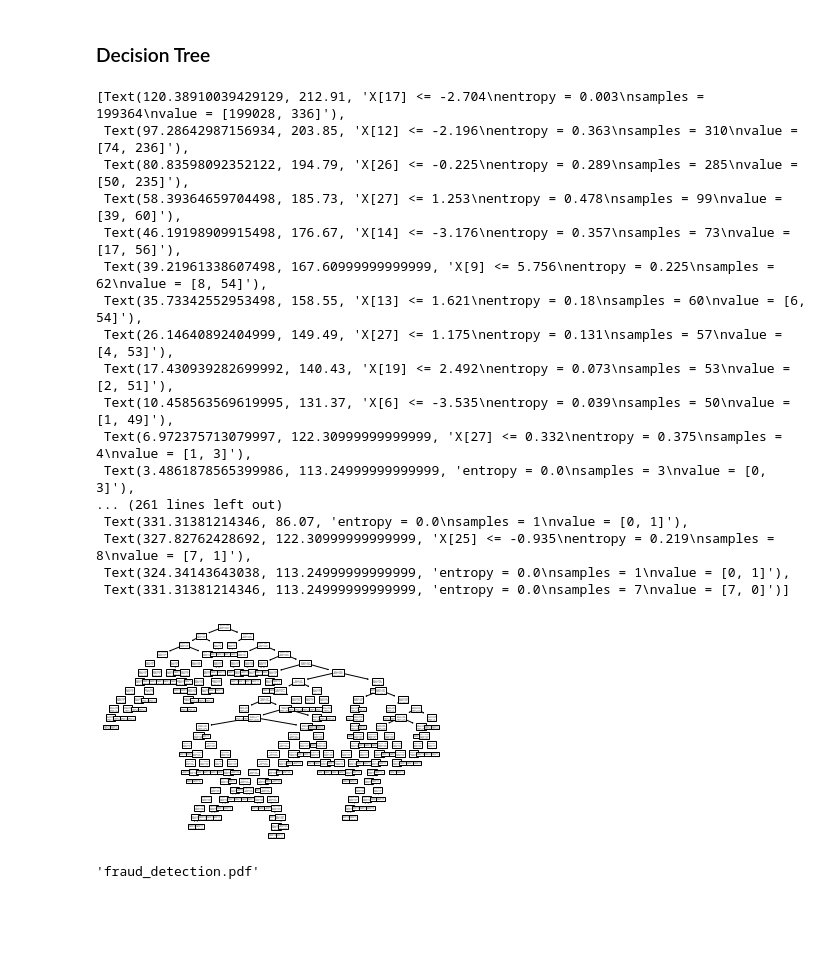
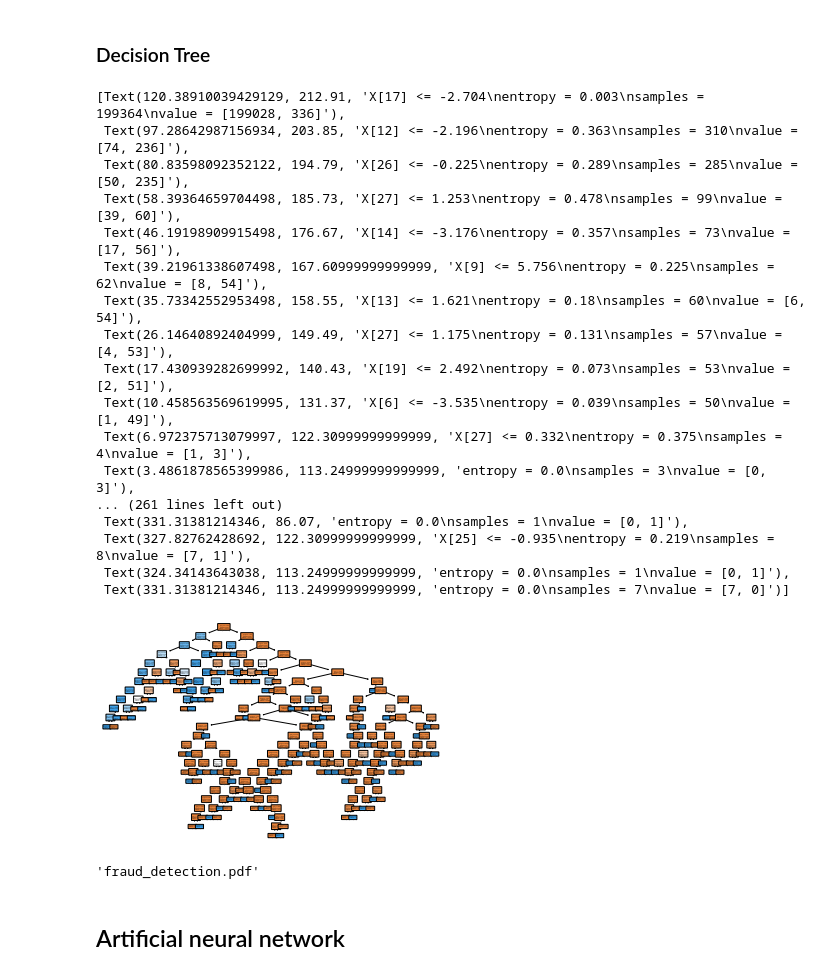
Before and after one commit to joshua-furtado/credit_card_fraud_detection, a Jupyter notebook: credit_card_fraud_detection.ipynb, the cells around one changed output. Saved outputs shown, nothing was run; the diff lists cells and outputs as text; code cells hidden in the pictures; blank space fills up the shorter version.

Commit message:
Update decision tree plot

```diff
--- a/credit_card_fraud_detection.ipynb
+++ b/credit_card_fraud_detection.ipynb
@@ -349,26 +349,26 @@ plt.show()
 # %%
 from sklearn import tree
 
-tree.plot_tree(decision_tree)
+tree.plot_tree(decision_tree, filled=True, rounded=True)
 # %% [output]
 [Text(120.38910039429129, 212.91, 'X[17] <= -2.704\nentropy = 0.003\nsamples = 199364\nvalue = [199028, 336]'),
  Text(97.28642987156934, 203.85, 'X[12] <= -2.196\nentropy = 0.363\nsamples = 310\nvalue = [74, 236]'),
  Text(80.83598092352122, 194.79, 'X[26] <= -0.225\nentropy = 0.289\nsamples = 285\nvalue = [50, 235]'),
  Text(58.39364659704498, 185.73, 'X[27] <= 1.253\nentropy = 0.478\nsamples = 99\nvalue = [39, 60]'),
  Text(46.19198909915498, 176.67, 'X[14] <= -3.176\nentropy = 0.357\nsamples = 73\nvalue = [17, 56]'),
  Text(39.21961338607498, 167.60999999999999, 'X[9] <= 5.756\nentropy = 0.225\nsamples = 62\nvalue = [8, 54]'),
  Text(35.73342552953498, 158.55, 'X[13] <= 1.621\nentropy = 0.18\nsamples = 60\nvalue = [6, 54]'),
  Text(26.14640892404999, 149.49, 'X[27] <= 1.175\nentropy = 0.131\nsamples = 57\nvalue = [4, 53]'),
  Text(17.430939282699992, 140.43, 'X[19] <= 2.492\nentropy = 0.073\nsamples = 53\nvalue = [2, 51]'),
  Text(10.458563569619995, 131.37, 'X[6] <= -3.535\nentropy = 0.039\nsamples = 50\nvalue = [1, 49]'),
  Text(6.972375713079997, 122.30999999999999, 'X[27] <= 0.332\nentropy = 0.375\nsamples = 4\nvalue = [1, 3]'),
  Text(3.4861878565399986, 113.24999999999999, 'entropy = 0.0\nsamples = 3\nvalue = [0, 3]'),
 ... (261 lines left out)
  Text(331.31381214346, 86.07, 'entropy = 0.0\nsamples = 1\nvalue = [0, 1]'),
  Text(327.82762428692, 122.30999999999999, 'X[25] <= -0.935\nentropy = 0.219\nsamples = 8\nvalue = [7, 1]'),
  Text(324.34143643038, 113.24999999999999, 'entropy = 0.0\nsamples = 1\nvalue = [0, 1]'),
  Text(331.31381214346, 113.24999999999999, 'entropy = 0.0\nsamples = 7\nvalue = [7, 0]')]
-[figure, old version]
+[figure, new version]
 # %%
 # Save tree in 'fraud_detection.pdf' file
 import graphviz
@@ -378,3 +378,5 @@ graph = graphviz.Source(dot_data)
 graph.render("fraud_detection")
 # %% [output]
 'fraud_detection.pdf'
+# %% [markdown]
+## Artificial neural network
```
Also changed, not shown: parts of 1 cell of this notebook, 1 other file.
